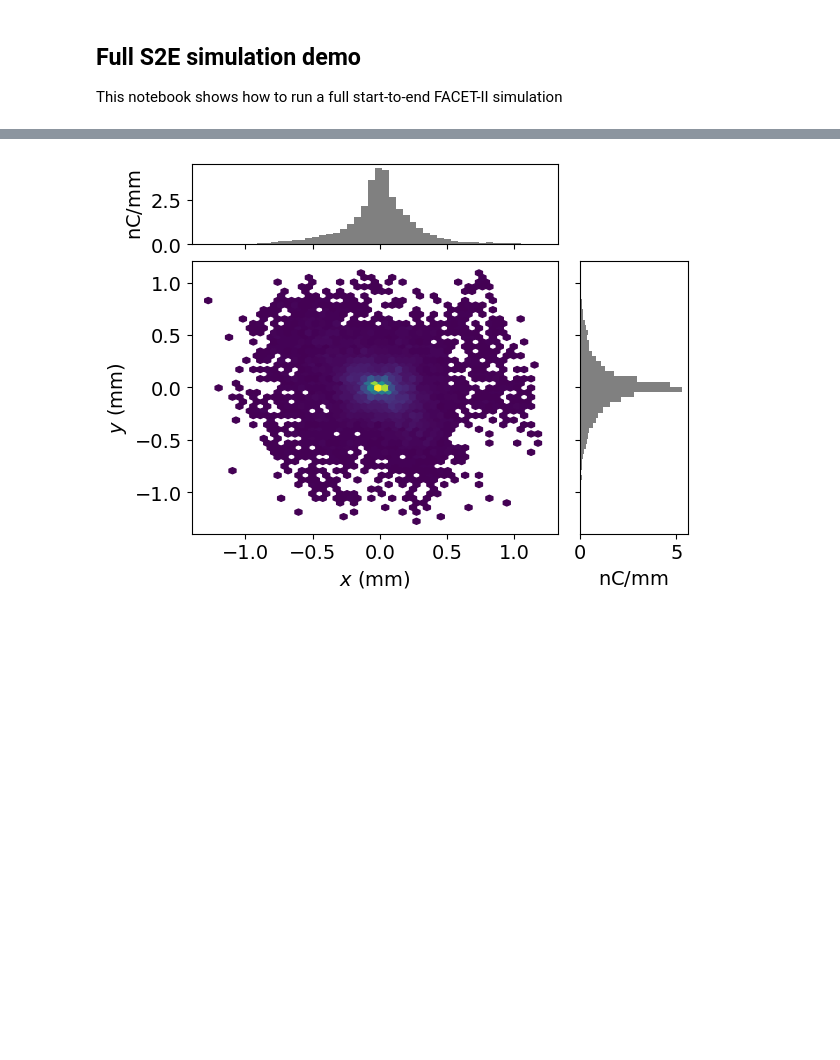
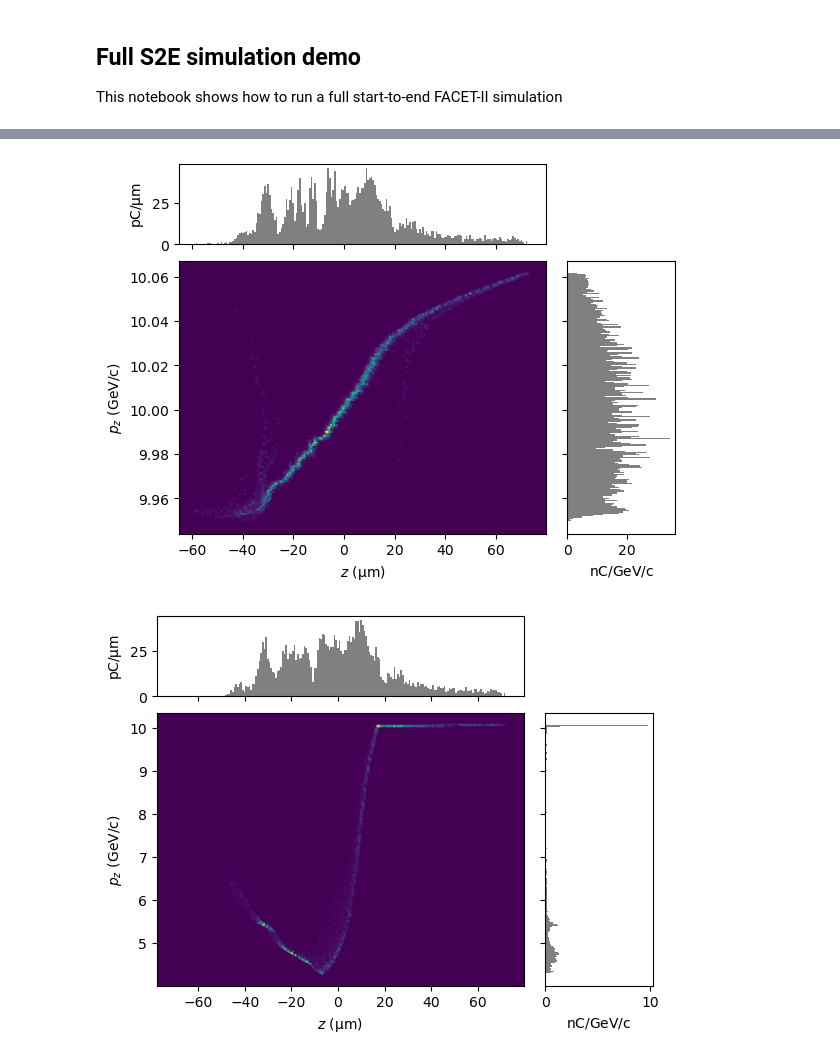
Before and after one commit to KirikaUeno/FACET2-S2E, a Jupyter notebook: examples/Example - Full_S2E.ipynb, the cells around one changed output, grey strips where cells are left out. Drawn from its saved outputs; the diff is of its cells as text; code cells hidden in the pictures; blank space fills up the shorter version.

```diff
--- a/examples/Example - Full_S2E.ipynb
+++ b/examples/Example - Full_S2E.ipynb
@@ -74,5 +62,8 @@ Running QPAD Simulation in /tmp/beams/qpad_sim_7412455347479995541
  Terminating simulation...
 # %%
-P2.plot("x","y")
+# Plot the longitudinal phase space before and after plasma
+display(qs.plotMod(P_before, 'z', 'pz',  bins=200));
+display(qs.plotMod(P_after, 'z', 'pz',  bins=200));
 # %% [output]
-[figure, old version]
+[figure, new version]
+[figure, added]
```
Also changed, not shown: parts of 1 cell of this notebook, 1 other file.
